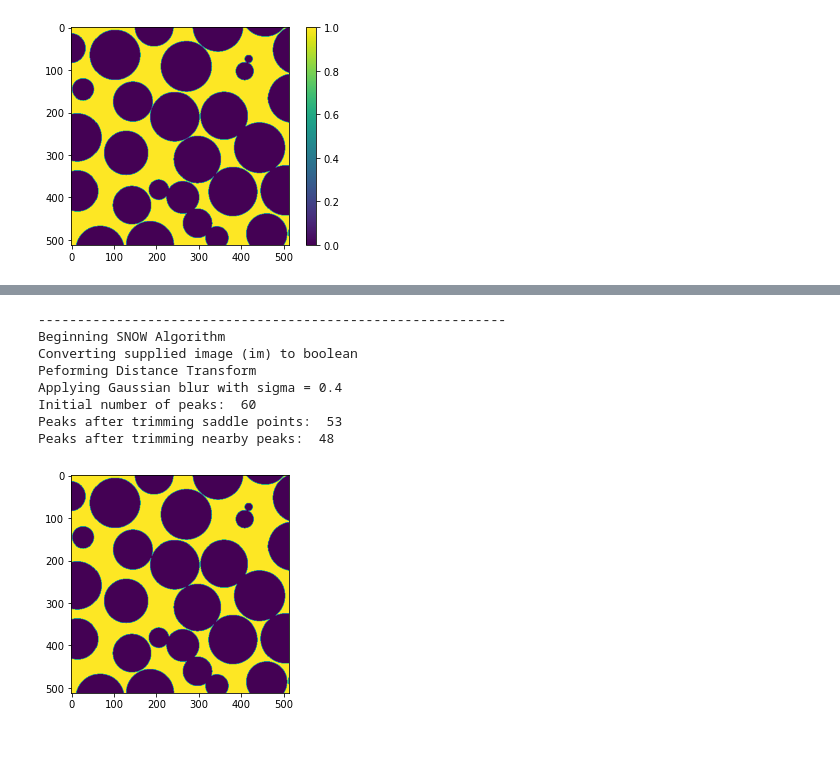
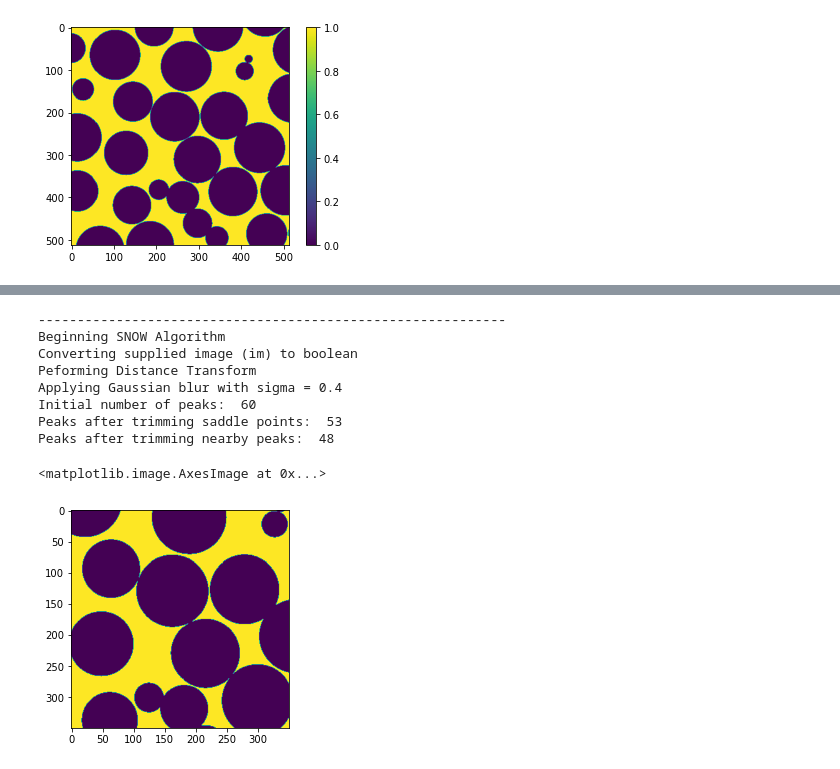
Before and after one commit to akkendrick/LABMOPS, a Jupyter notebook: process2Dimage.ipynb, the cells around one changed output, grey strips where cells are left out. Saved outputs shown, nothing was run; the diff lists cells and outputs as text; code cells hidden in the pictures.

```diff
--- a/process2Dimage.ipynb
+++ b/process2Dimage.ipynb
@@ -25,21 +43,4 @@ plt.colorbar()
 # %%
-
-#This identifies all pore (or solid) voxels that are not connected to the edge of the image.
-#This can be used to find blind pores, or remove artifacts such as solid phase voxels that are floating in space.
-
-discPoresLoc = ps.filters.find_disconnected_voxels(final_image)
-
-# Trimming blind pores
-final_image[discPoresLoc] = False
-
-
-#plt.imshow(final_image)
-
-#Fills pores not connected to edge of image
-filtEdgeIm = ps.filters.fill_blind_pores(final_image)
-plt.imshow(filtEdgeIm)
-
-
 out = ps.filters.snow_partitioning(final_image, return_all=True)
 dt = out.dt
 im = out.im
@@ -47,12 +48,13 @@ peaks = out.peaks
 outIM = out.regions
 
 
-final_image = ps.filters.trim_nearby_peaks(peaks, dt)
+# final_image = ps.filters.trim_nearby_peaks(peaks, dt)
 
 # Finds points in a distance transform that are closer to wall than solid.
 # These points could potentially be erroneously high since their distance values do not
 # reflect the possibility that solid may have been present beyond the border of the image but lost by trimming.
-wallDist = ps.filters.find_dt_artifacts(dt)
+
+#wallDist = ps.filters.find_dt_artifacts(dt)
 # %% [output]
 ------------------------------------------------------------
 Beginning SNOW Algorithm
@@ -62,4 +64,3 @@ Applying Gaussian blur with sigma = 0.4
 Initial number of peaks:  60
 Peaks after trimming saddle points:  53
 Peaks after trimming nearby peaks:  48
-[figure, removed]
@@ -66,7 +70,10 @@ Peaks after trimming nearby peaks:  48
 # %%
 # This did not work, so working on taking the center of the image
-#centerIM = ps.tools.extract_subsection(final_image,[350,350])
-#plt.imshow(centerIM)
+centerIM = ps.tools.extract_subsection(final_image,[350,350])
+plt.imshow(centerIM)
+# %% [output]
+<matplotlib.image.AxesImage at 0x...>
+[figure, added]
 # %%
 # See if 350 has trimmed enough
 #snow_out = ps.filters.snow_partitioning(centerIM, r_max=4, sigma=0.4, return_all=True)
```
Also changed, not shown: parts of 7 cells of this notebook, 2 other files.
